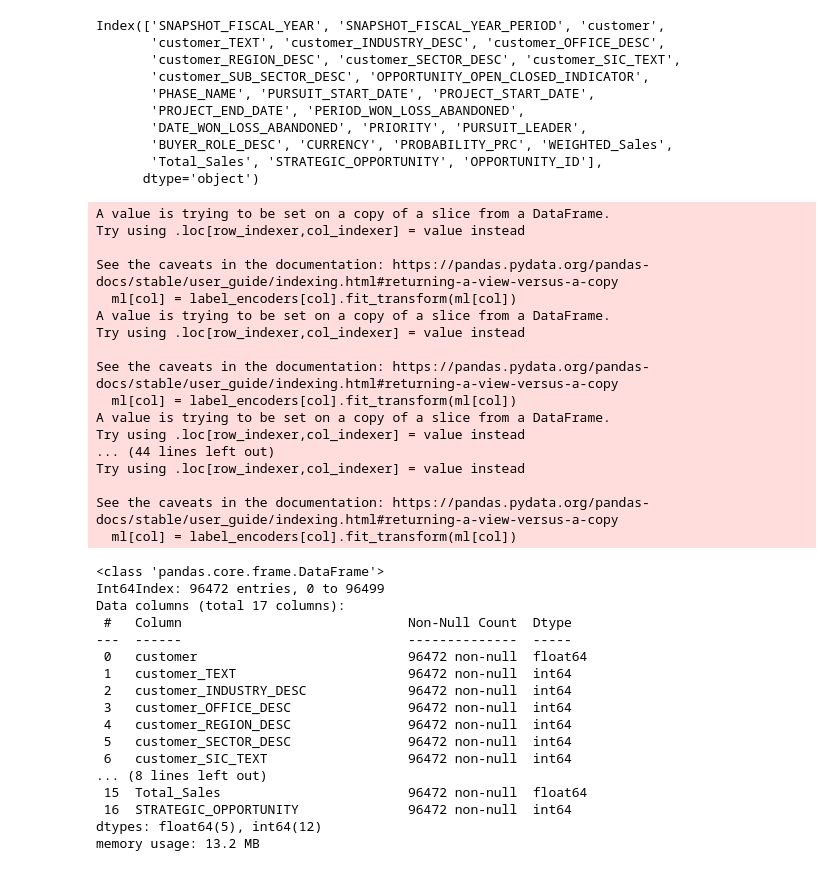
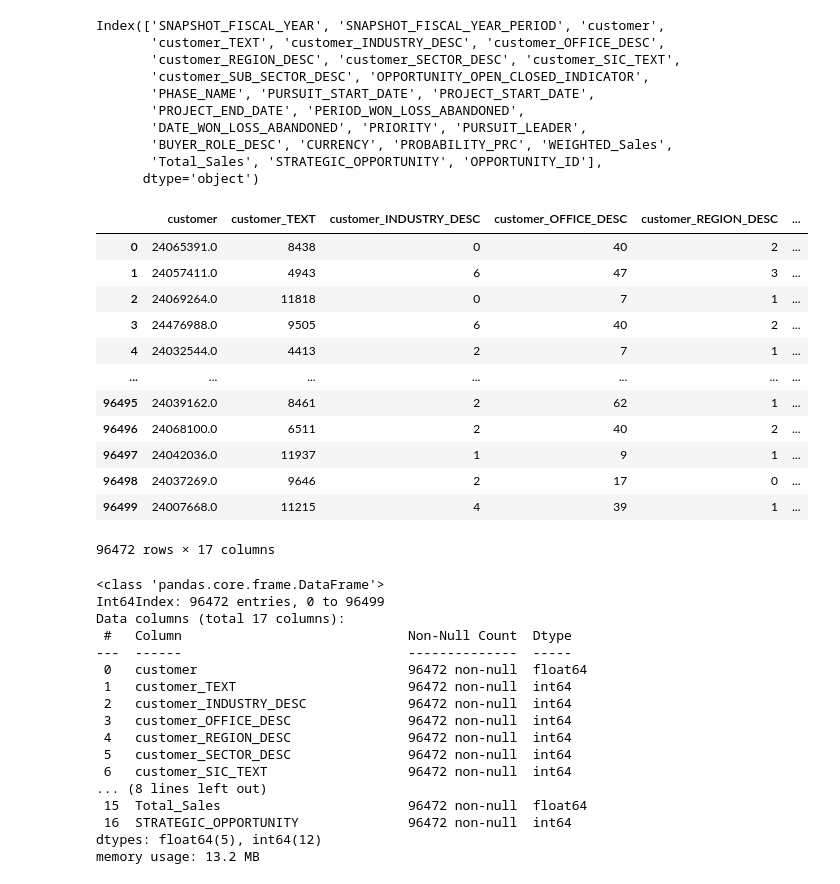
Before and after one commit to koud-dany/Case-Study-report, a Jupyter notebook: Insights_&amp;_Analytic_Case_Study.ipynb, the cells around one changed output. Drawn from its saved outputs; the diff is of its cells as text; code cells hidden in the pictures.

```diff
--- a/Insights_&amp;_Analytic_Case_Study.ipynb
+++ b/Insights_&amp;_Analytic_Case_Study.ipynb
@@ -1594,32 +1596,29 @@ from sklearn.preprocessing import LabelEncoder
 # %%
 
 
 # Select object columns
 object_cols = ml.select_dtypes(include=['object']).columns
 
 # Apply label encoding to object columns
 label_encoders = {}
 for col in object_cols:
     label_encoders[col] = LabelEncoder()
     ml[col] = label_encoders[col].fit_transform(ml[col])
+ml
 # %% [output]
+|  | customer | customer_TEXT | customer_INDUSTRY_DESC | customer_OFFICE_DESC | customer_REGION_DESC | ... |
+| 0 | 24065391.0 | 8438 | 0 | 40 | 2 | ... |
+| 1 | 24057411.0 | 4943 | 6 | 47 | 3 | ... |
+| 2 | 24069264.0 | 11818 | 0 | 7 | 1 | ... |
+| 3 | 24476988.0 | 9505 | 6 | 40 | 2 | ... |
+| 4 | 24032544.0 | 4413 | 2 | 7 | 1 | ... |
+| ... | ... | ... | ... | ... | ... | ... |
+| 96495 | 24039162.0 | 8461 | 2 | 62 | 1 | ... |
+| 96496 | 24068100.0 | 6511 | 2 | 40 | 2 | ... |
+| 96497 | 24042036.0 | 11937 | 1 | 9 | 1 | ... |
+| 96498 | 24037269.0 | 9646 | 2 | 17 | 0 | ... |
+| 96499 | 24007668.0 | 11215 | 4 | 39 | 1 | ... |
-A value is trying to be set on a copy of a slice from a DataFrame.
-Try using .loc[row_indexer,col_indexer] = value instead
-
-See the caveats in the documentation: https://pandas.pydata.org/pandas-docs/stable/user_guide/indexing.html#returning-a-view-versus-a-copy
-  ml[col] = label_encoders[col].fit_transform(ml[col])
-A value is trying to be set on a copy of a slice from a DataFrame.
-Try using .loc[row_indexer,col_indexer] = value instead
-
-See the caveats in the documentation: https://pandas.pydata.org/pandas-docs/stable/user_guide/indexing.html#returning-a-view-versus-a-copy
-  ml[col] = label_encoders[col].fit_transform(ml[col])
-A value is trying to be set on a copy of a slice from a DataFrame.
-Try using .loc[row_indexer,col_indexer] = value instead
-... (44 lines left out)
-Try using .loc[row_indexer,col_indexer] = value instead
-
-See the caveats in the documentation: https://pandas.pydata.org/pandas-docs/stable/user_guide/indexing.html#returning-a-view-versus-a-copy
-  ml[col] = label_encoders[col].fit_transform(ml[col])
+96472 rows × 17 columns
 # %%
 ml.info()
 # %% [output]
```
Also changed, not shown: parts of 14 cells of this notebook.
